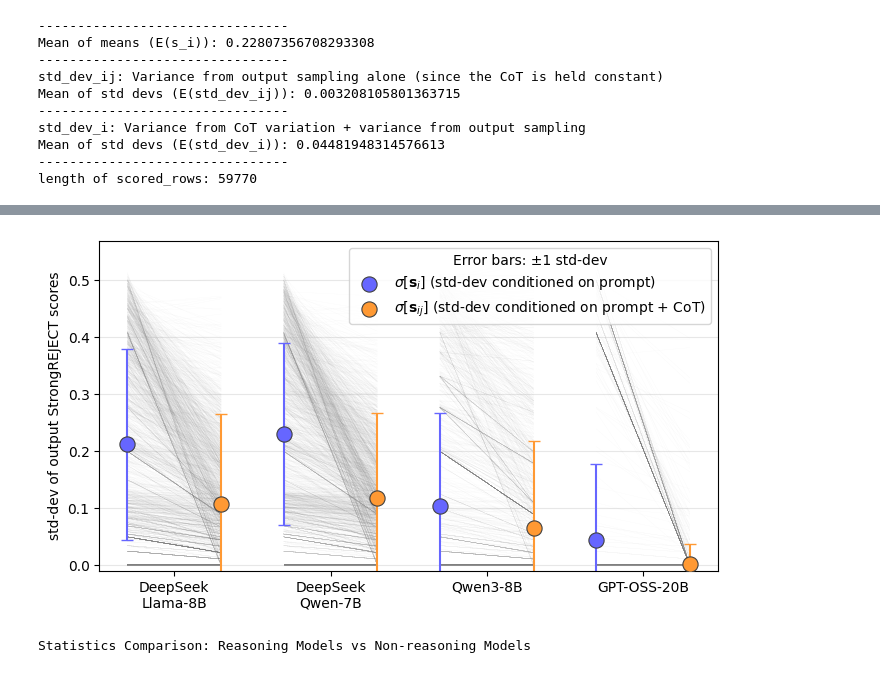
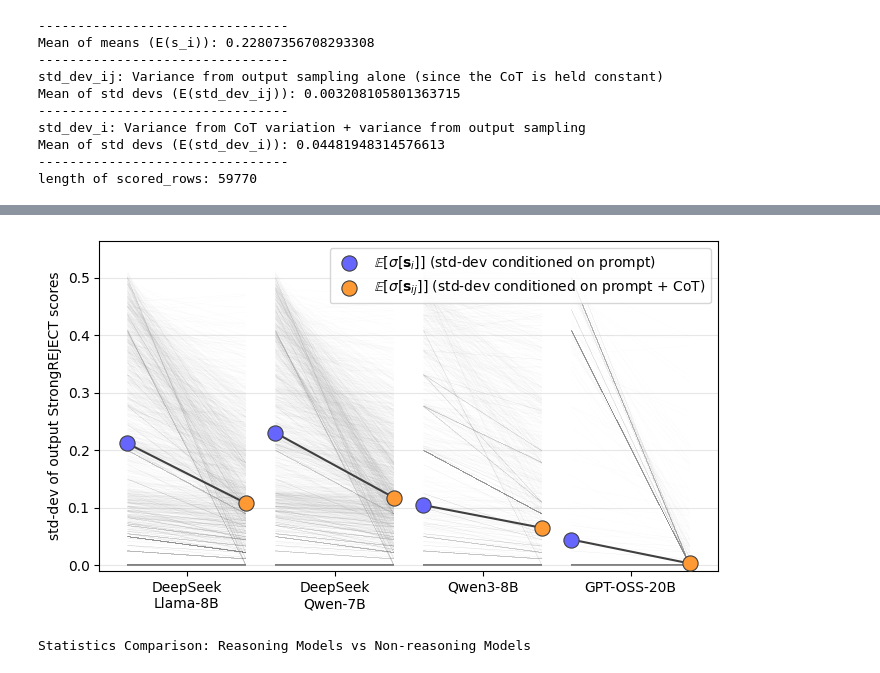
Before and after one commit to kureha-yamaguchi/reasoning-manipulation, a Jupyter notebook: utils/heuristic/compute_stats.ipynb, the cells around one changed output, grey strips where cells are left out. Saved outputs shown, nothing was run; the diff lists cells and outputs as text; code cells hidden in the pictures.

```diff
--- a/utils/heuristic/compute_stats.ipynb
+++ b/utils/heuristic/compute_stats.ipynb
@@ -780,55 +626,59 @@ E_sigma_ij = [
     E_sigma_ij_gpt,
 ]
 
-# standard deviation in std_i (which then gets averaged over number of prompts)
-err_bar1 = [statistics.stdev(s) for s in all_std_devs_i]
-# standard deviation in std_ij (flatten nested list first, then take std)
-err_bar2 = [
-    statistics.stdev([x for sublist in std_devs_ij for x in sublist])
-    for std_devs_ij in all_std_devs_ij
-]
+# # standard deviation in std_i (which then gets averaged over number of prompts)
+# err_bar1 = [statistics.stdev(s) for s in all_std_devs_i]
+# # standard deviation in std_ij (flatten nested list first, then take std)
+# err_bar2 = [
+#     statistics.stdev([x for sublist in std_devs_ij for x in sublist])
+#     for std_devs_ij in all_std_devs_ij
+# ]
 
 x = np.arange(len(models))
-offset = 0.3  # horizontal offset between the two series
+offset = 0.4  # horizontal offset between the two series
 
 x1 = x - offset  # E(σ_i)
 x2 = x + offset  # E(σ_ij)
 
 fig, ax = plt.subplots(figsize=(7, 4))
 
 # Faint grey per-prompt connectors (drawn first, behind everything)
 for i, (std_devs_i, std_devs_ij) in enumerate(zip(all_std_devs_i, all_std_devs_ij)):
     per_prompt_after = [statistics.mean(row) for row in std_devs_ij]
     for b, a in zip(std_devs_i, per_prompt_after):
-        ax.plot([x1[i], x2[i]], [b, a], color='gray', alpha=0.06, linewidth=0.2, zorder=1)
+        ax.plot([x1[i], x2[i]], [b, a], color='gray', alpha=0.04, linewidth=0.2, zorder=1)
+
+# Line connecting the means
+for i in range(len(models)):
+    ax.plot([x1[i], x2[i]], [mean_std_devs_i[i], E_sigma_ij[i]], color='#404040', linewidth=1.5, zorder=2)
 
 # E(σ_i) dots + error bars
-ax.errorbar(x1, mean_std_devs_i, yerr=err_bar1, fmt='none',
+ax.errorbar(x1, mean_std_devs_i, fmt='none',
             ecolor='#6666FF', elinewidth=1.5, capsize=4, zorder=2)
 ax.scatter(x1, mean_std_devs_i, color='#6666FF', s=120, zorder=3,
            edgecolors='#404040', linewidths=0.8,
-           label=r'$\sigma[\mathbf{s}_{i}]$ (std-dev conditioned on prompt)')
+           label=r'$\mathbb{E}[\sigma[\mathbf{s}_{i}]]$ (std-dev conditioned on prompt)')
 
 # E(σ_ij) dots + error bars
-ax.errorbar(x2, E_sigma_ij, yerr=err_bar2, fmt='none',
+ax.errorbar(x2, E_sigma_ij, fmt='none',
             ecolor='#FF9933', elinewidth=1.5, capsize=4, zorder=2)
 ax.scatter(x2, E_sigma_ij, color='#FF9933', s=120, zorder=3,
            edgecolors='#404040', linewidths=0.8,
-           label=r'$\sigma[\mathbf{s}_{ij}]$ (std-dev conditioned on prompt + CoT)')
+           label=r'$\mathbb{E}[\sigma[\mathbf{s}_{ij}]]$ (std-dev conditioned on prompt + CoT)')
 
 ax.set_ylabel('std-dev of output StrongREJECT scores')
 ax.set_xticks(x)
 ax.set_xticklabels(models)
 ax.set_ylim(bottom=-0.01)
-ax.legend(title='Error bars: ±1 std-dev')
+ax.legend()
 ax.grid(axis='y', alpha=0.3)
 
 fig.tight_layout()
 plt.savefig('../../figures/cot_variance_chart.pdf', bbox_inches='tight')
 # plt.savefig('../../figures/cot_variance_chart.png', bbox_inches='tight', dpi=150)
 plt.show()
 # %% [output]
-[figure, old version]
+[figure, new version]
 # %%
 import pandas as pd
 import numpy as np
```
Also changed, not shown: parts of 12 cells of this notebook, 8 other files.
